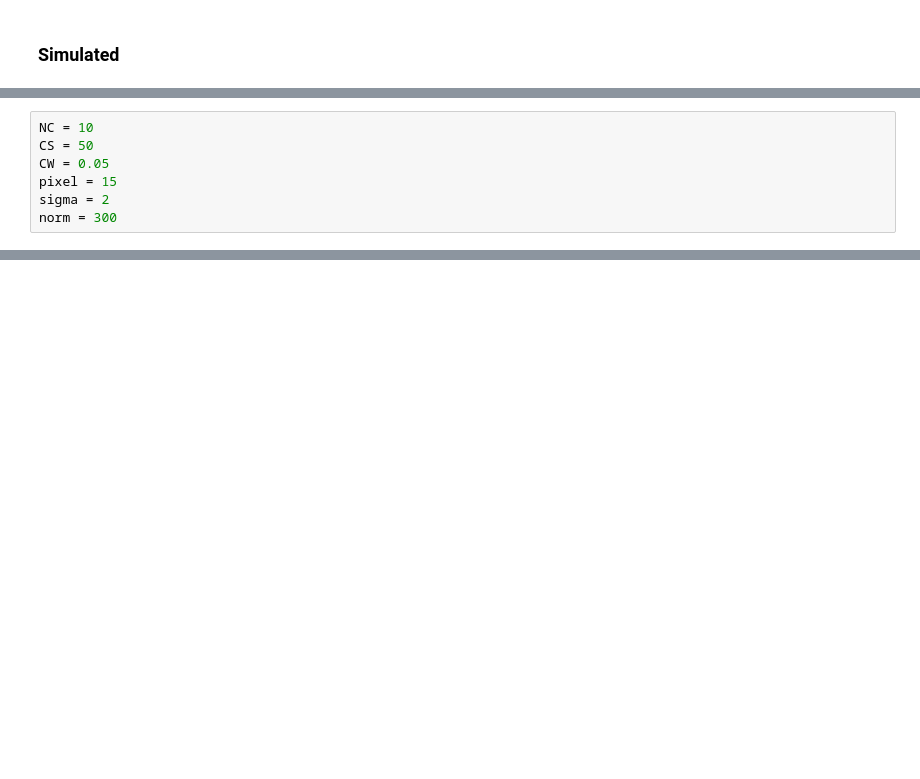
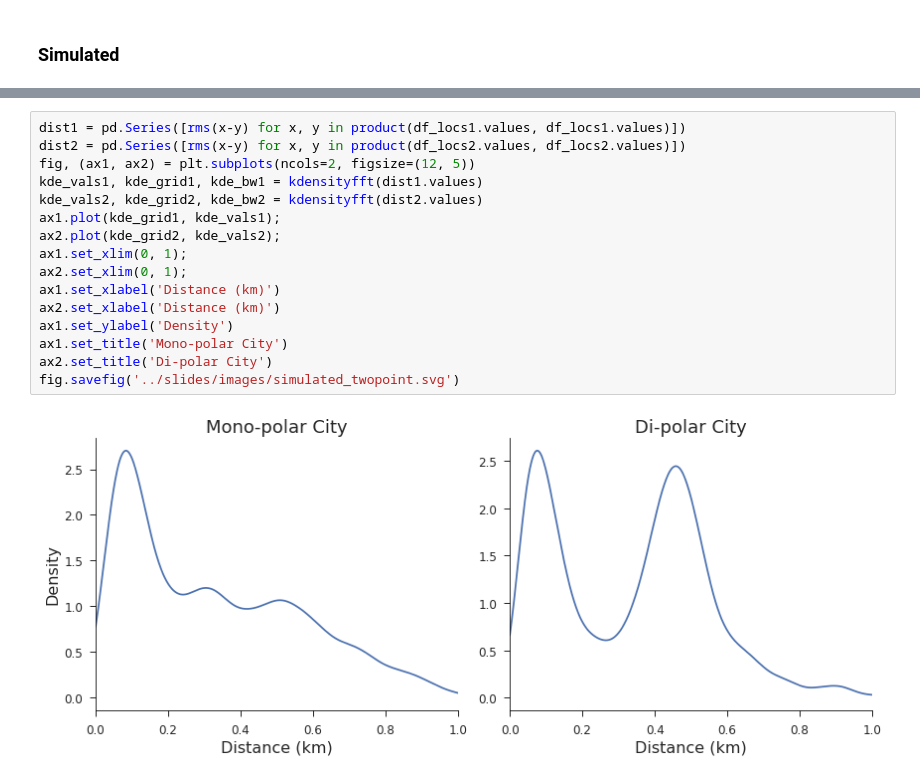
Before and after one commit to iamlemec/landsat, a Jupyter notebook: notebooks/simulation.ipynb, the cells around one changed output, grey strips where cells are left out. Drawn from its saved outputs; the diff is of its cells as text; blank space fills up the shorter version.

Commit message:
simulated cities

```diff
--- a/notebooks/simulation.ipynb
+++ b/notebooks/simulation.ipynb
@@ -5,7 +2,0 @@ from scipy.ndimage.filters import gaussian_filter
-# %%
-NC = 10
-CS = 50
-CW = 0.05
-pixel = 15
-sigma = 2
-norm = 300
@@ -31,0 +54,18 @@ PIL.Image.fromarray((255*dens).astype(np.uint8))
+# %%
+dist1 = pd.Series([rms(x-y) for x, y in product(df_locs1.values, df_locs1.values)])
+dist2 = pd.Series([rms(x-y) for x, y in product(df_locs2.values, df_locs2.values)])
+fig, (ax1, ax2) = plt.subplots(ncols=2, figsize=(12, 5))
+kde_vals1, kde_grid1, kde_bw1 = kdensityfft(dist1.values)
+kde_vals2, kde_grid2, kde_bw2 = kdensityfft(dist2.values)
+ax1.plot(kde_grid1, kde_vals1);
+ax2.plot(kde_grid2, kde_vals2);
+ax1.set_xlim(0, 1);
+ax2.set_xlim(0, 1);
+ax1.set_xlabel('Distance (km)')
+ax2.set_xlabel('Distance (km)')
+ax1.set_ylabel('Density')
+ax1.set_title('Mono-polar City')
+ax2.set_title('Di-polar City')
+fig.savefig('../slides/images/simulated_twopoint.svg')
+# %% [output]
+[figure, added]
```
Also changed, not shown: parts of 17 cells of this notebook, 9 other files.
